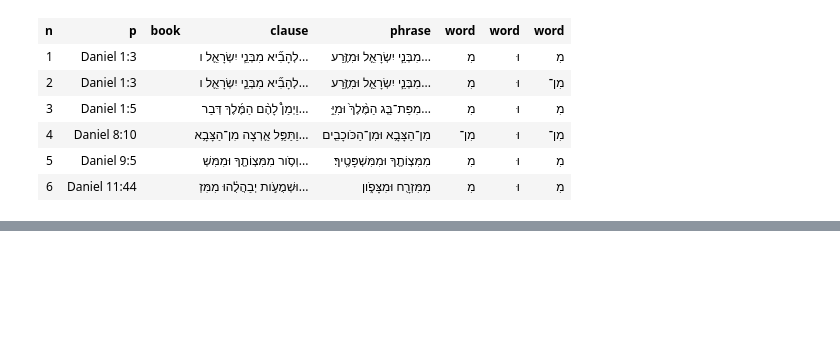
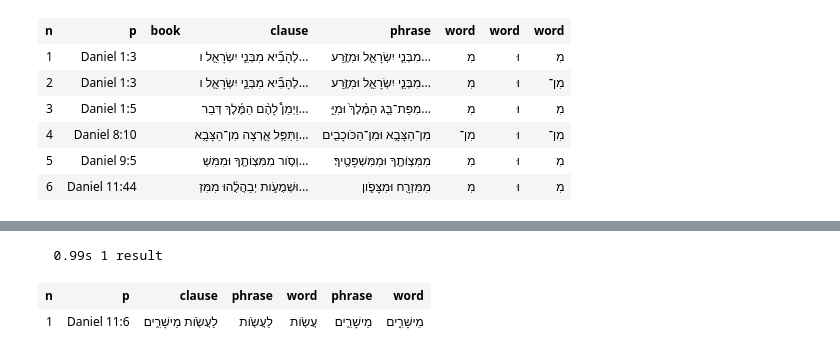
Before and after one commit to oliverglanz/Text-Fabric, a Jupyter notebook: Daniel11/0000_ETCBC-TF_2002-BHS_Daniel11_research_o.glanz_prof-edition.ipynb, the cells around one changed output, grey strips where cells are left out. Drawn from its saved outputs; the diff is of its cells as text; code cells hidden in the pictures; blank space fills up the shorter version.

```diff
--- a/Daniel11/0000_ETCBC-TF_2002-BHS_Daniel11_research_o.glanz_prof-edition.ipynb
+++ b/Daniel11/0000_ETCBC-TF_2002-BHS_Daniel11_research_o.glanz_prof-edition.ipynb
@@ -464,0 +538,14 @@ Unfortunatelly, there are not Qumran texts that reproduce Dan 11:5...
+# %%
+DoingUprightness='''
+clause
+    phrase
+        word lex=<FH[
+    phrase
+        word lex=MJCRJM/
+'''
+DoingUprightness  = A.search(DoingUprightness)
+A.table(DoingUprightness, start=1, end=15, condensed=False, colorMap={2: 'magenta', 3: 'cyan', 4: 'yellow', 5: 'yellow', 6: 'yellow'})
+# %% [output]
+  0.99s 1 result
+| n | p | clause | phrase | word | phrase | word |
+| 1 | Daniel 11:6 | לַעֲשֹׂ֖ות מֵישָׁרִ֑ים | לַעֲשֹׂ֖ות | עֲשֹׂ֖ות | מֵישָׁרִ֑ים | מֵישָׁרִ֑ים |
```
Also changed, not shown: parts of 10 cells of this notebook.
